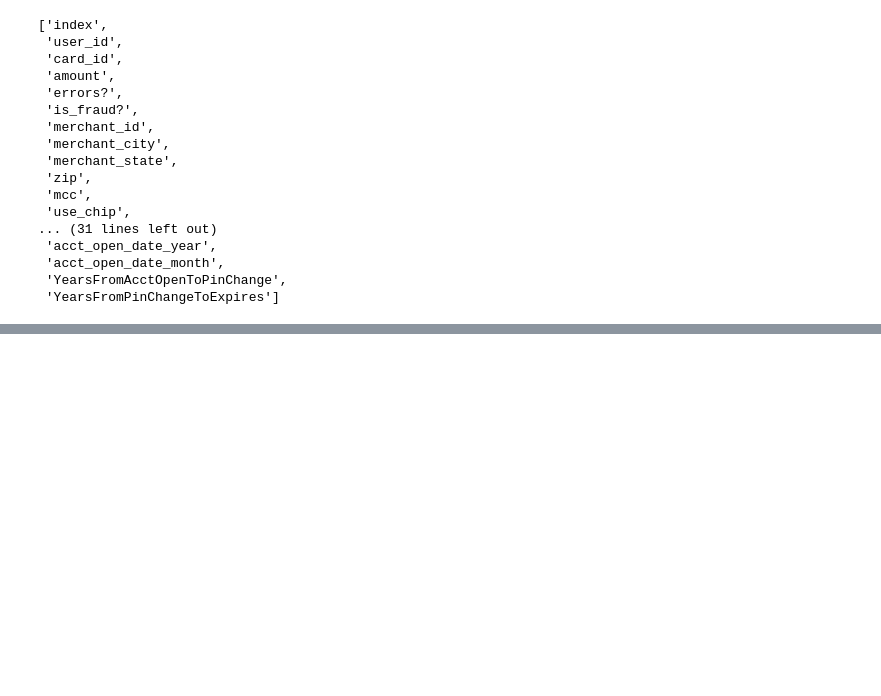
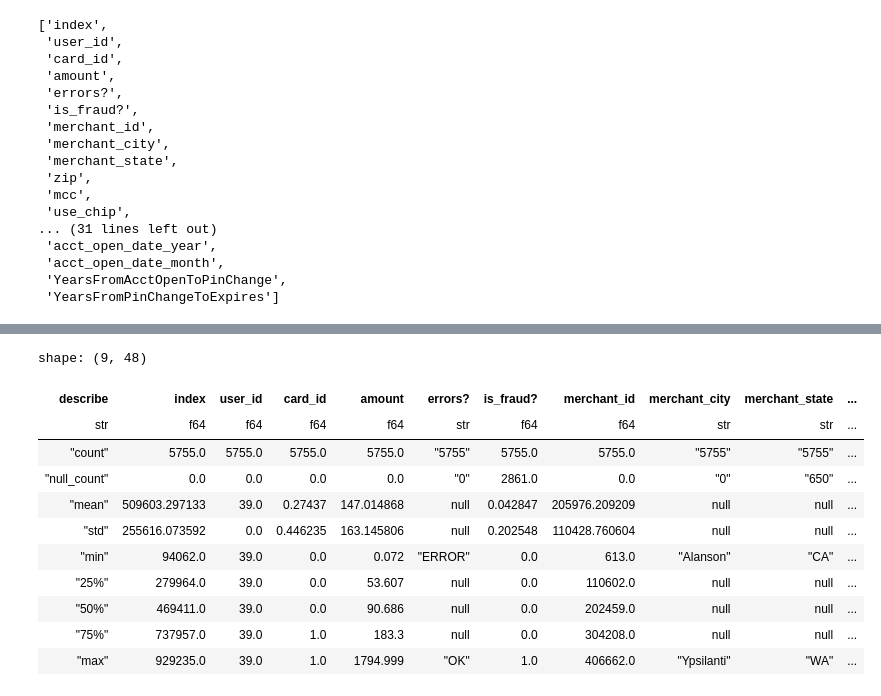
Before and after one commit to YujiK-github/signate_MUFG-Data-Science-Champion-Ship-2023, a Jupyter notebook: EDA/EDA_ver3.ipynb, the cells around one changed output, grey strips where cells are left out. Cells and saved outputs as stored; diff of their text form; code cells hidden in the pictures; blank space fills up the shorter version.

```diff
--- a/EDA/EDA_ver3.ipynb
+++ b/EDA/EDA_ver3.ipynb
@@ -214,0 +292,17 @@ shape: (929_241, 47)
+# %%
+all_data.filter(
+    pl.col("user_id") == 39
+).describe()
+# %% [output]
+shape: (9, 48)
+| describe | index | user_id | card_id | amount | errors? | is_fraud? | merchant_id | merchant_city | merchant_state | ... |
+| str | f64 | f64 | f64 | f64 | str | f64 | f64 | str | str | ... |
+| "count" | 5755.0 | 5755.0 | 5755.0 | 5755.0 | "5755" | 5755.0 | 5755.0 | "5755" | "5755" | ... |
+| "null_count" | 0.0 | 0.0 | 0.0 | 0.0 | "0" | 2861.0 | 0.0 | "0" | "650" | ... |
+| "mean" | 509603.297133 | 39.0 | 0.27437 | 147.014868 | null | 0.042847 | 205976.209209 | null | null | ... |
+| "std" | 255616.073592 | 0.0 | 0.446235 | 163.145806 | null | 0.202548 | 110428.760604 | null | null | ... |
+| "min" | 94062.0 | 39.0 | 0.0 | 0.072 | "ERROR" | 0.0 | 613.0 | "Alanson" | "CA" | ... |
+| "25%" | 279964.0 | 39.0 | 0.0 | 53.607 | null | 0.0 | 110602.0 | null | null | ... |
+| "50%" | 469411.0 | 39.0 | 0.0 | 90.686 | null | 0.0 | 202459.0 | null | null | ... |
+| "75%" | 737957.0 | 39.0 | 1.0 | 183.3 | null | 0.0 | 304208.0 | null | null | ... |
+| "max" | 929235.0 | 39.0 | 1.0 | 1794.999 | "OK" | 1.0 | 406662.0 | "Ypsilanti" | "WA" | ... |
```
Also changed, not shown: parts of 13 cells of this notebook, 7 other files.
